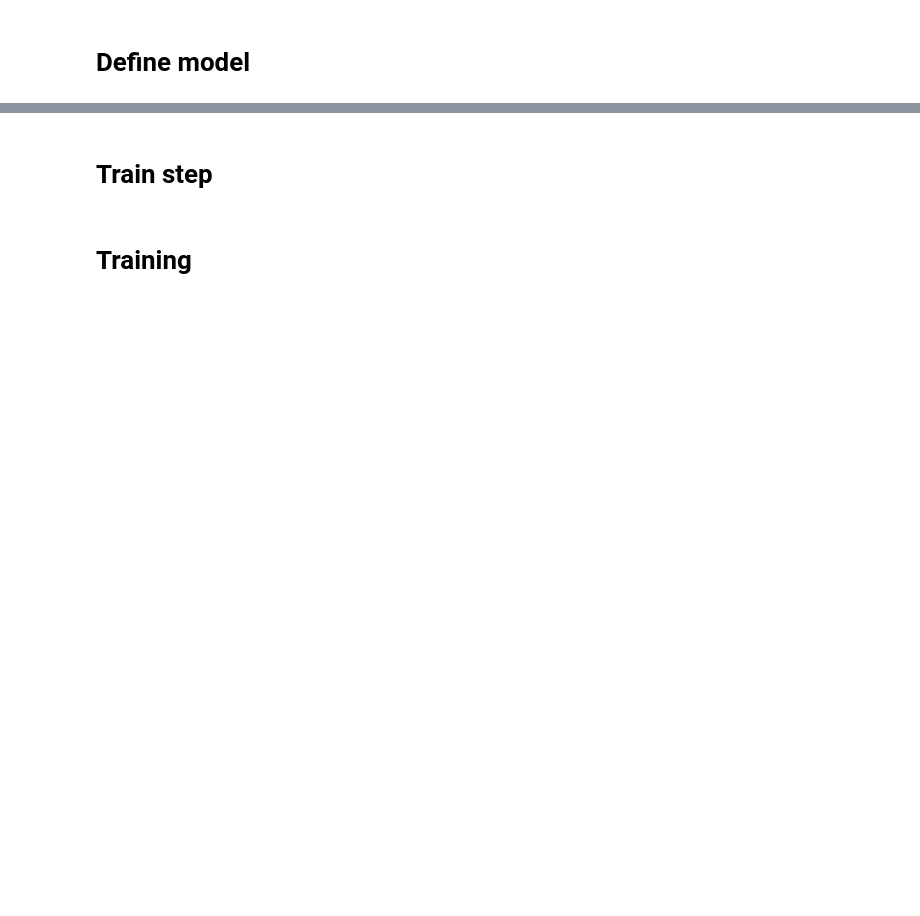
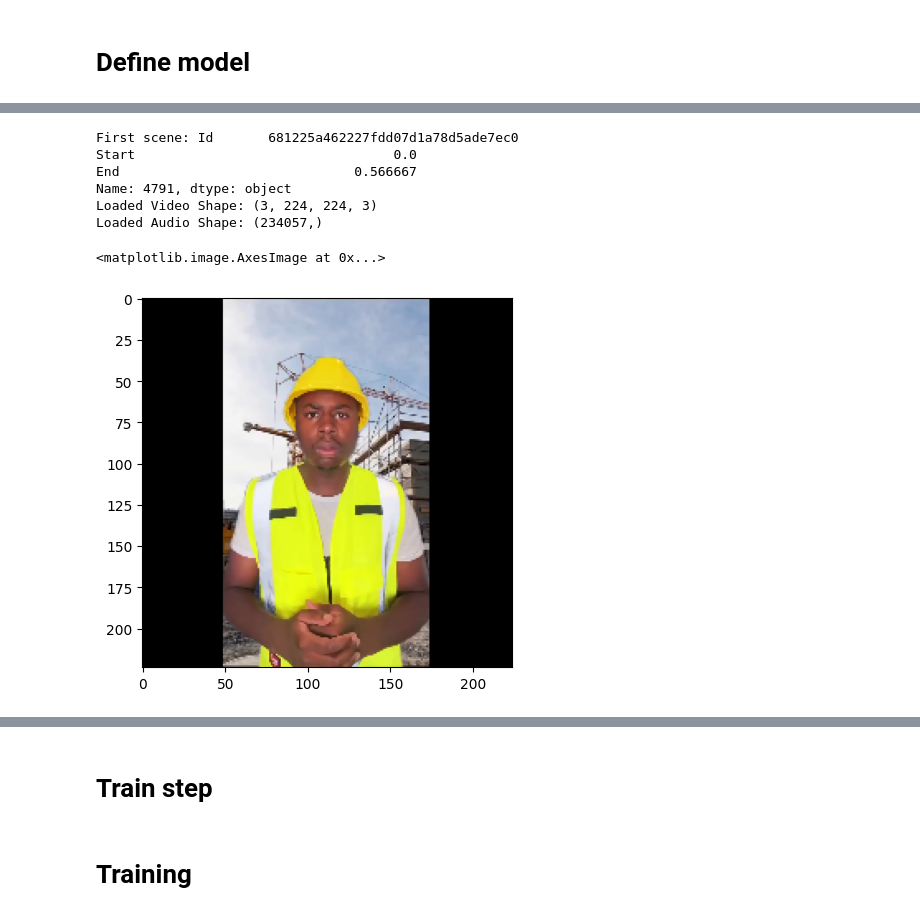
Before and after one commit to knightstark7/XAI-4-YoutubeEngagement, a Jupyter notebook: model_loading.ipynb, the cells around one changed output, grey strips where cells are left out. Cells and saved outputs as stored; diff of their text form; code cells hidden in the pictures; blank space fills up the shorter version.

```diff
--- a/model_loading.ipynb
+++ b/model_loading.ipynb
@@ -132,0 +252,16 @@ Loaded Audio Shape: (166441,)
+# %%
+prep_df.reset_index(drop=True, inplace=True)
+# %%
+splitted_df = pd.DataFrame({"Id": [], "Start": [], "End": []})
+
+cur_files = os.listdir(var.SCENE_PATH)
+num_csv_files = len(cur_files)
+
+for csv_file in cur_files:
+    tmp_df = pd.read_csv(var.SCENE_PATH + "/" + csv_file)
+    splitted_df = pd.concat([splitted_df, tmp_df], axis=0)
+
+splitted_df.reset_index(drop=True, inplace=True)
+existed_ids = splitted_df['Id'].unique()
+print("Existed ids:", len(existed_ids))
+splitted_df
@@ -132,0 +283,5 @@ Loaded Audio Shape: (166441,)
+# %%
+# only test a sample from prepared scenes
+prep_df = prep_df[prep_df['Id'].isin(existed_ids)]
+prep_df.reset_index(drop=True, inplace=True)
+prep_df
@@ -326,0 +439,3 @@ del model, sample_audio, sample_video
+# %%
+sample_video = prep_df.sample(1).iloc[0]
+sample_video
@@ -326,0 +453,21 @@ del model, sample_audio, sample_video
+# %%
+# first scene
+first_scene = splitted_df[splitted_df['Id'] == sample_video['Id']].iloc[0]
+print("First scene:", first_scene)
+
+video_loaded, audio_loaded = load_video_audio(os.path.join(var.DOWNLOAD_PATH, sample_video['Set'], sample_video['Id'] + ".mp4"),
+                                              start=first_scene['Start'], end=first_scene['End'])
+print(f"Loaded Video Shape: {video_loaded.shape}")  # (num_frames, height, width, 3)
+print(f"Loaded Audio Shape: {audio_loaded.shape}")
+
+sample_frame = video_loaded[0]
+plt.imshow(sample_frame)
+# %% [output]
+First scene: Id       681225a462227fdd07d1a78d5ade7ec0
+Start                                 0.0
+End                              0.566667
+Name: 4791, dtype: object
+Loaded Video Shape: (3, 224, 224, 3)
+Loaded Audio Shape: (234057,)
+<matplotlib.image.AxesImage at 0x...>
+[figure, added]
```
Also changed, not shown: parts of 39 cells of this notebook, 2 other files.
